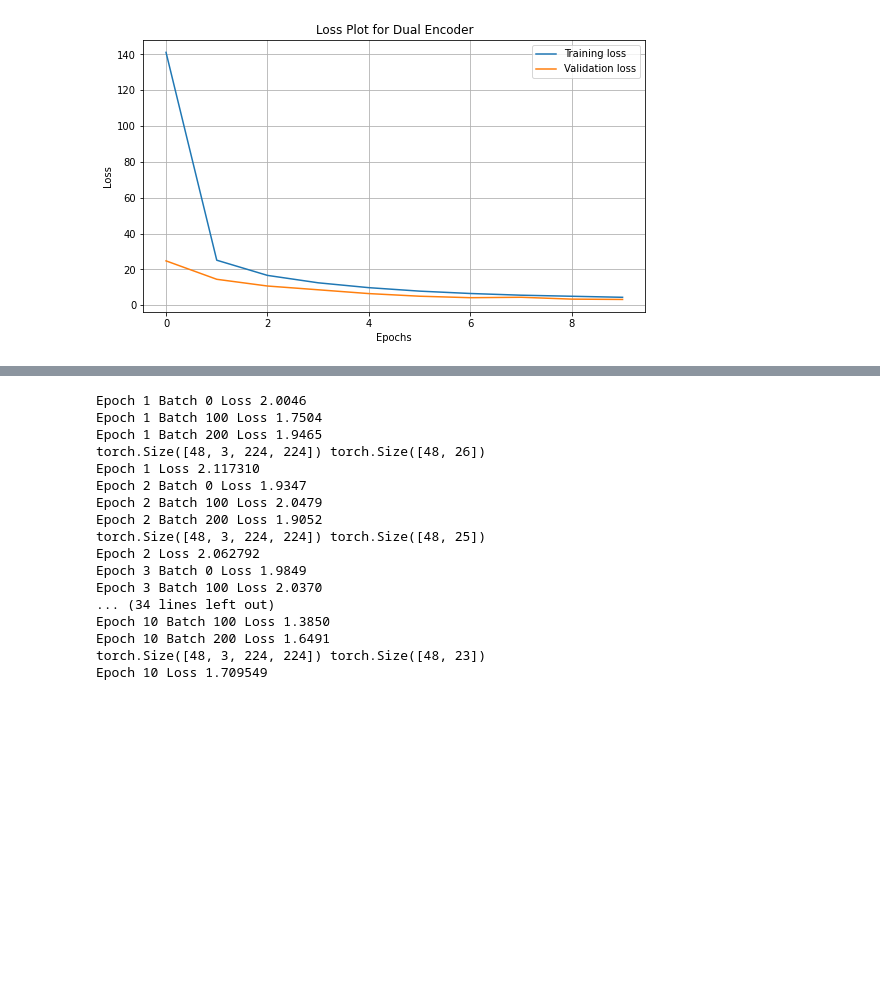
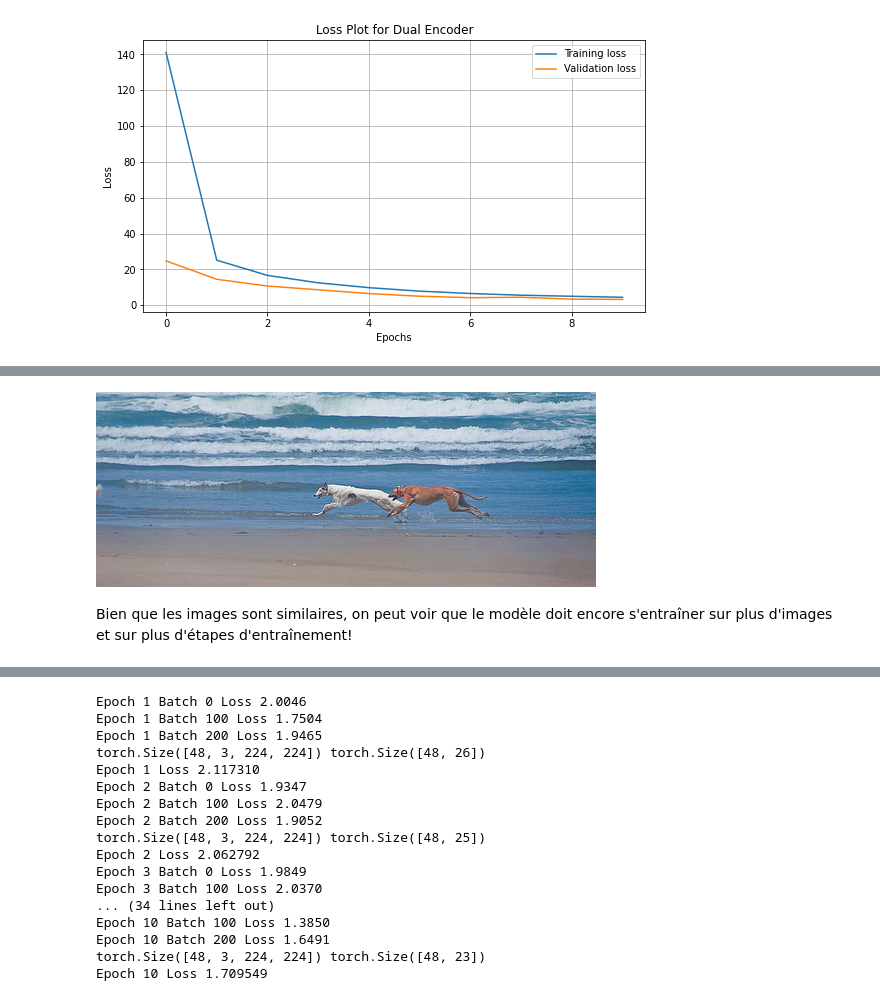
Before and after one commit to Mkenza/Computer_V_SDI, a Jupyter notebook: Project_ML4V_T2I_MAKHLOUF.ipynb, the cells around one changed output, grey strips where cells are left out. Drawn from its saved outputs; the diff is of its cells as text; code cells hidden in the pictures; blank space fills up the shorter version.

```diff
--- a/Project_ML4V_T2I_MAKHLOUF.ipynb
+++ b/Project_ML4V_T2I_MAKHLOUF.ipynb
@@ -486,0 +597,8 @@ torch.save(img_enc, "drive/MyDrive/Image_encoder.pth")
+# %%
+data_json = jsonmod.load(open("drive/MyDrive/f8k/dataset_flickr8k.json", 'r'))['images']
+path = data_json[scores[-1]]['filename']
+Image.open(os.path.join("Flicker8k_Dataset/", path)).convert('RGB')
+# %% [output]
+[figure, added]
+# %% [markdown]
+Bien que les images sont similaires, on peut voir que le modèle doit encore s'entraîner sur plus d'images et sur plus d'étapes d'entraînement!
```
Also changed, not shown: parts of 44 cells of this notebook, 15 other files.
